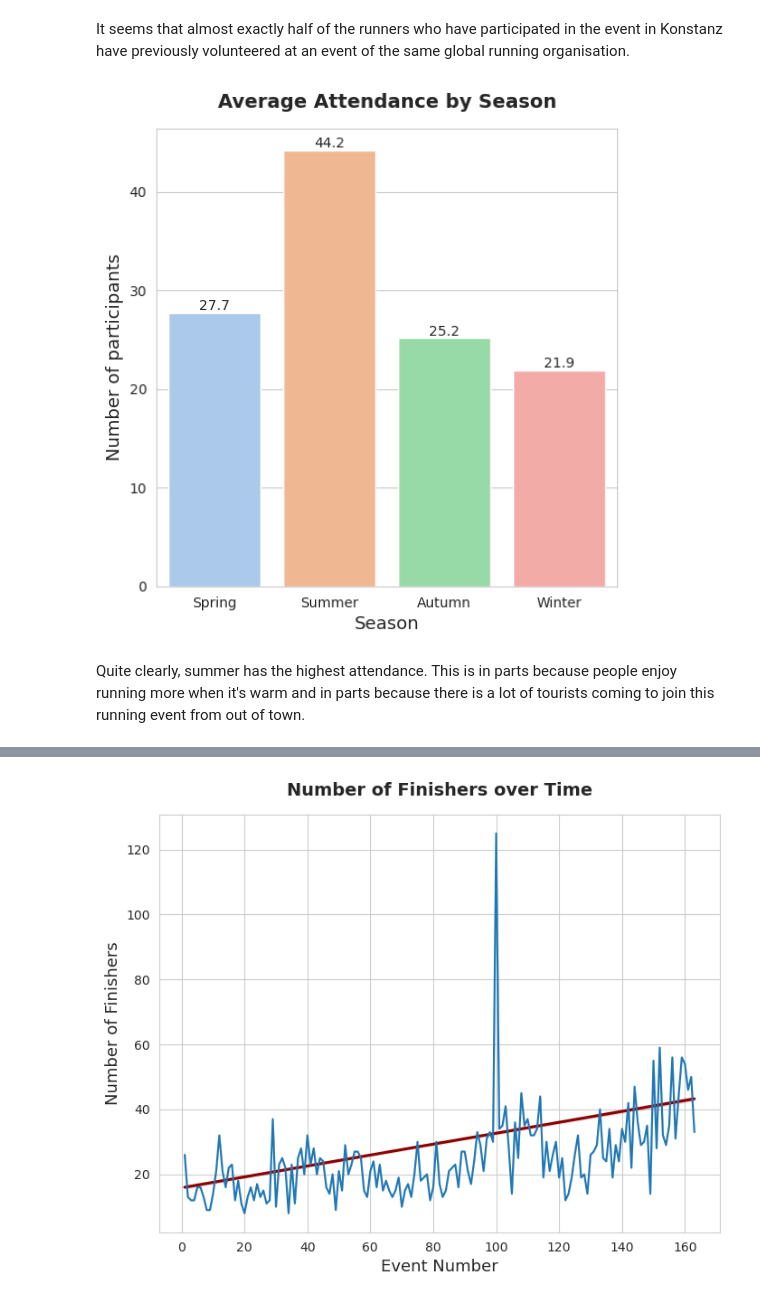
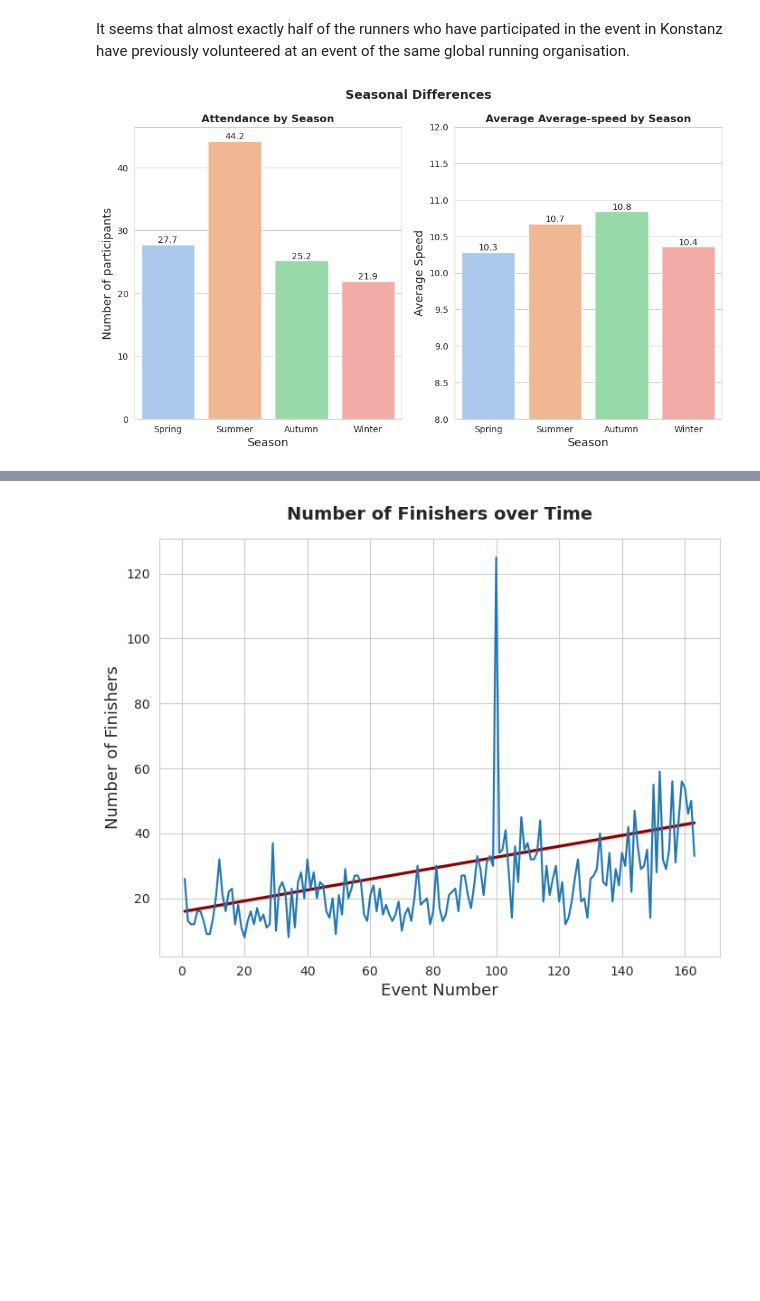
Before and after one commit to moejakob/konstanz5k, a Jupyter notebook: 2024-09-11_5k_project.ipynb, the cells around one changed output, grey strips where cells are left out. Saved outputs shown, nothing was run; the diff lists cells and outputs as text; code cells hidden in the pictures; blank space fills up the shorter version.

Commit message:
finish eda and visualisation

```diff
--- a/2024-09-11_5k_project.ipynb
+++ b/2024-09-11_5k_project.ipynb
@@ -266,20 +266,36 @@ plt.show()
 It seems that almost exactly half of the runners who have participated in the event in Konstanz have previously volunteered at an event of the same global running organisation.
 # %%
 # Create a plot that shows the average number of finishers by each season
-plt.figure(figsize=(6,6))
-ax = sns.barplot(x=full_results['season'],
+fig, axes = plt.subplots(1, 2, figsize=(12, 6))
+fig.suptitle('Seasonal Differences', fontsize=14, fontweight='bold')
+
+sns.barplot(x=full_results['season'],
                  y=full_results['number_of_finishers'],
                  palette='pastel',
                  order=['spring', 'summer', 'autumn', 'winter'],
-                 ci=None)
-ax.bar_label(ax.containers[0], fmt='%.1f')
-ax.set_xticklabels(['Spring', 'Summer', 'Autumn', 'Winter'])
-plt.title('Average Attendance by Season', fontdict={'fontsize':14, 'fontweight':'bold'}, pad=15)
-plt.xlabel('Season', fontsize=13)
-plt.ylabel('Number of participants', fontsize=13)
+                 ci=None, ax=axes[0])
+
+axes[0].set_title('Attendance by Season', fontweight='bold')
+axes[0].bar_label(axes[0].containers[0], fmt='%.1f')
+axes[0].set_xticklabels(['Spring', 'Summer', 'Autumn', 'Winter'])
+axes[0].set_xlabel('Season', fontsize=13)
+axes[0].set_ylabel('Number of participants', fontsize=13)
+
+
+sns.barplot(x=full_results['season'],
+                 y=full_results['avg_speed_kph'],
+                 palette='pastel',
+                 order=['spring', 'summer', 'autumn', 'winter'],
+                 ci=None, ax=axes[1])
+
+
+axes[1].set_title('Average Average-speed by Season', fontweight='bold')
+axes[1].bar_label(axes[1].containers[0], fmt='%.1f')
+axes[1].set_xticklabels(['Spring', 'Summer', 'Autumn', 'Winter'])
+axes[1].set_ylim(8, 12)
+axes[1].set_xlabel('Season', fontsize=13)
+axes[1].set_ylabel('Average Speed', fontsize=13)
 
 plt.show()
 # %% [output]
-[figure, old version]
+[figure, new version]
-# %% [markdown]
-Quite clearly, summer has the highest attendance. This is in parts because people enjoy running more when it's warm and in parts because there is a lot of tourists coming to join this running event from out of town.
```
Also changed, not shown: parts of 9 cells of this notebook.
